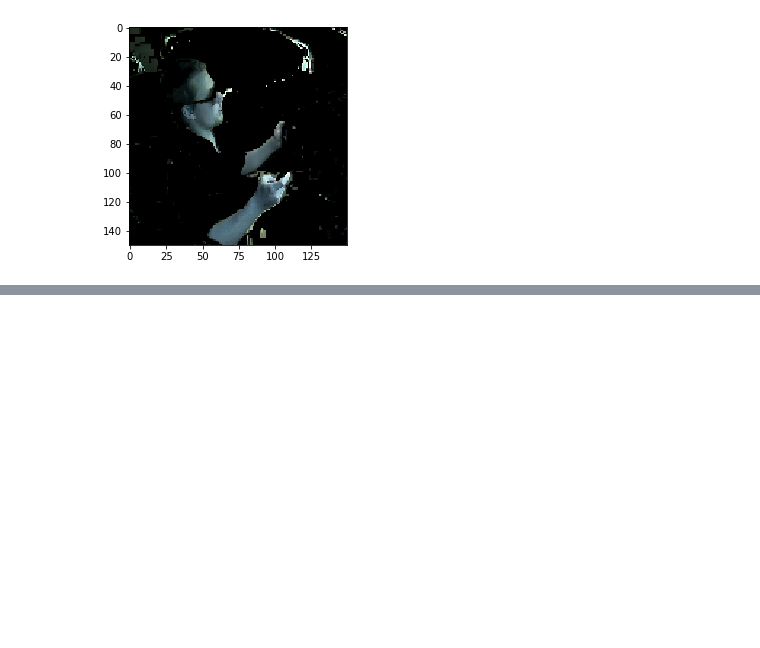
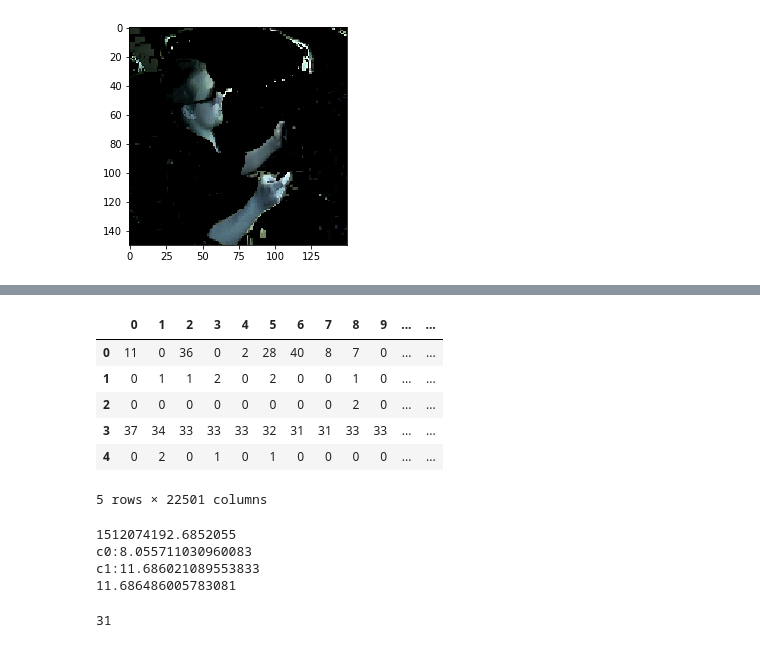
Before and after one commit to vamsi2294/SPARK-DIstracted-Driver-Detection-, a Jupyter notebook: driver.ipynb, the cells around one changed output, grey strips where cells are left out. Cells and saved outputs as stored; diff of their text form; code cells hidden in the pictures; blank space fills up the shorter version.

```diff
--- a/driver.ipynb
+++ b/driver.ipynb
@@ -127,0 +160,10 @@ plt.imshow(k)
+# %%
+final
+# %% [output]
+|  | 0 | 1 | 2 | 3 | 4 | 5 | 6 | 7 | 8 | 9 | ... | ... |
+| 0 | 11 | 0 | 36 | 0 | 2 | 28 | 40 | 8 | 7 | 0 | ... | ... |
+| 1 | 0 | 1 | 1 | 2 | 0 | 2 | 0 | 0 | 1 | 0 | ... | ... |
+| 2 | 0 | 0 | 0 | 0 | 0 | 0 | 0 | 0 | 2 | 0 | ... | ... |
+| 3 | 37 | 34 | 33 | 33 | 33 | 32 | 31 | 31 | 33 | 33 | ... | ... |
+| 4 | 0 | 2 | 0 | 1 | 0 | 1 | 0 | 0 | 0 | 0 | ... | ... |
+5 rows × 22501 columns
@@ -127,0 +188,25 @@ plt.imshow(k)
+# %%
+import os
+import time
+start_time = time.time()
+print(start_time)
+data_dir='C:/Users/saika/Desktop/abc/'
+train = []
+category_list = os.listdir(data_dir);
+for categ in os.listdir(data_dir):
+    path = os.path.join(data_dir,categ)
+    imagesRDD = sc.binaryFiles(path);
+    imageRDD = imagesRDD.map(lambda x:x[1])
+    img = imageRDD.map(preprocess)
+    x = img.collect()
+    dataFrame = pd.DataFrame(x).rename(lambda x: categ)
+    train.append(dataFrame)
+    print(categ+":"+str(time.time()-start_time))
+print(time.time()-start_time)
+result = pd.concat(train)
+result.to_csv("C:/Users/saika/Desktop/final_spark.csv", sep=',')
+# %% [output]
+1512074192.6852055
+c0:8.055711030960083
+c1:11.686021089553833
+11.686486005783081
@@ -127,0 +220,4 @@ plt.imshow(k)
+# %%
+df.count()
+# %% [output]
+31
```
Also changed, not shown: parts of 15 cells of this notebook.
